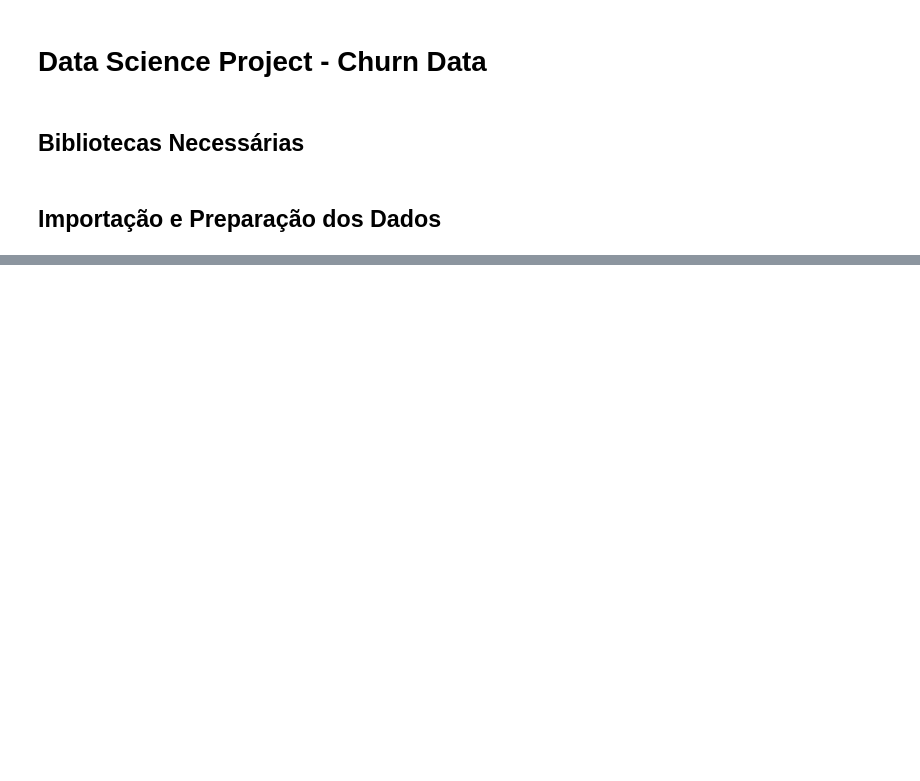
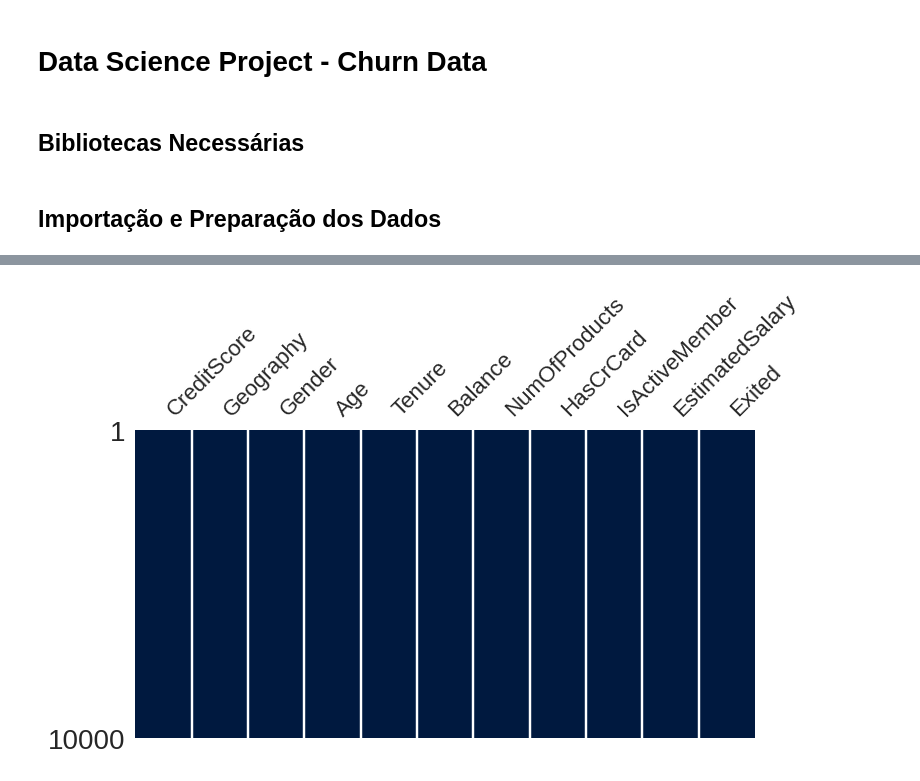
Before and after one commit to wanderson-blima/project_ml_churn_data, a Jupyter notebook: project_ml_churn_data.ipynb, the cells around one changed output, grey strips where cells are left out. Drawn from its saved outputs; the diff is of its cells as text; code cells hidden in the pictures; blank space fills up the shorter version.

```diff
--- a/project_ml_churn_data.ipynb
+++ b/project_ml_churn_data.ipynb
@@ -27,0 +112,3 @@ warnings.filterwarnings('ignore')
+# %%
+# Removendo de variáveis que não importantes para a criação do modelo
+dados.drop(['RowNumber', 'CustomerId', 'Surname'], axis = 1, inplace = True)
@@ -27,0 +142,5 @@ warnings.filterwarnings('ignore')
+# %%
+# Análisando valores nulos de forma gráfica
+missing.matrix(dados, figsize = (8, 4), color = (0, 0.1, 0.25), sparkline = False);
+# %% [output]
+[figure, added]
```
Also changed, not shown: parts of 62 cells of this notebook, 1 other file.
